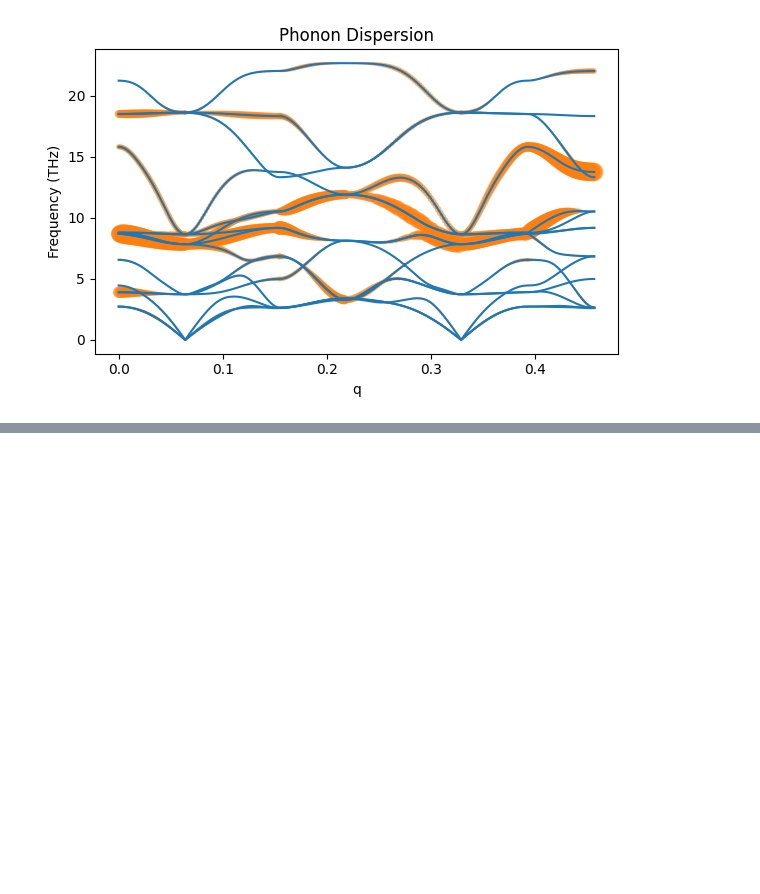
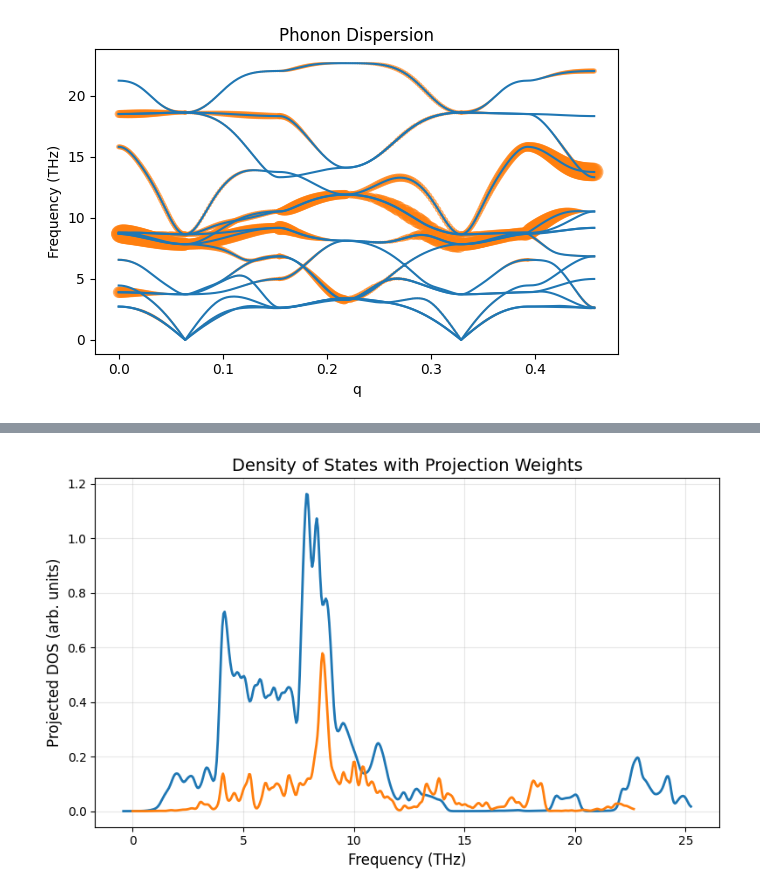
Before and after one commit to alexey-rulev/plus_vibe, a Jupyter notebook: ts.ipynb, the cells around one changed output, grey strips where cells are left out. Cells and saved outputs as stored; diff of their text form; code cells hidden in the pictures; blank space fills up the shorter version.

```diff
--- a/ts.ipynb
+++ b/ts.ipynb
@@ -400,0 +659,6 @@ plt.show()
+# %%
+mesh = [16,16,16]
+phonons_bsy.run_mesh(mesh, with_eigenvectors=True, is_gamma_center=True, is_mesh_symmetry=False)
+# %%
+bsy_eigenvectors = phonons_bsy.get_mesh_dict()["eigenvectors"]
+bsy_frequencies = phonons_bsy.get_mesh_dict()["frequencies"]
@@ -400,0 +680,38 @@ plt.show()
+# %%
+# Flatten projections to get energy bars
+energy_bars = projections_modulus_bsy_mesh.flatten()**2  # shape: (nq * nbranches,)
+
+# Get corresponding frequencies for each projection
+frequencies_bsy_mesh = np.asarray(bsy_frequencies)  # [nq, nbranches]
+frequencies_bsy_flat = frequencies_bsy_mesh.flatten()  # shape: (nq * nbranches,)
+
+# Create energy grid for DOS
+energy_min = frequencies_bsy_flat.min()
+energy_max = frequencies_bsy_flat.max()
+energy_grid_bsy = np.linspace(energy_min, energy_max, 500)
+
+# Bin the weighted projections onto the energy grid
+dos_bsy = np.zeros_like(energy_grid_bsy)
+bin_width = energy_grid_bsy[1] - energy_grid_bsy[0]
+
+for freq, weight in zip(frequencies_bsy_flat, energy_bars):
+    # Find nearest bin
+    idx = np.argmin(np.abs(energy_grid_bsy - freq))
+    dos_bsy[idx] += weight
+
+# Apply Gaussian smoothing
+sigma = 2  # smoothing parameter (adjust as needed)
+dos_bsy_smoothed = gaussian_filter1d(dos_bsy, sigma=sigma)
+
+# Plot the density of states
+plt.figure(figsize=(8, 5))
+plt.plot(energy_grid_bsy, dos_bsy_smoothed, linewidth=2)
+plt.plot(energy_grid, dos_smoothed, linewidth=2)
+plt.xlabel('Frequency (THz)', fontsize=12)
+plt.ylabel('Projected DOS (arb. units)', fontsize=12)
+plt.title('Density of States with Projection Weights', fontsize=14)
+plt.grid(True, alpha=0.3)
+plt.tight_layout()
+plt.show()
+# %% [output]
+[figure, added]
```
Also changed, not shown: parts of 19 cells of this notebook, 3 other files.
